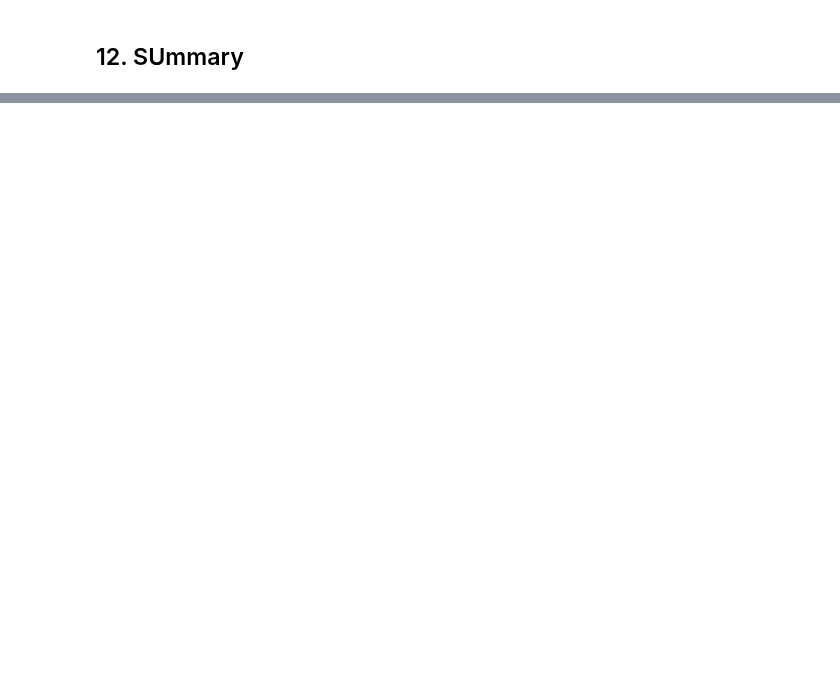
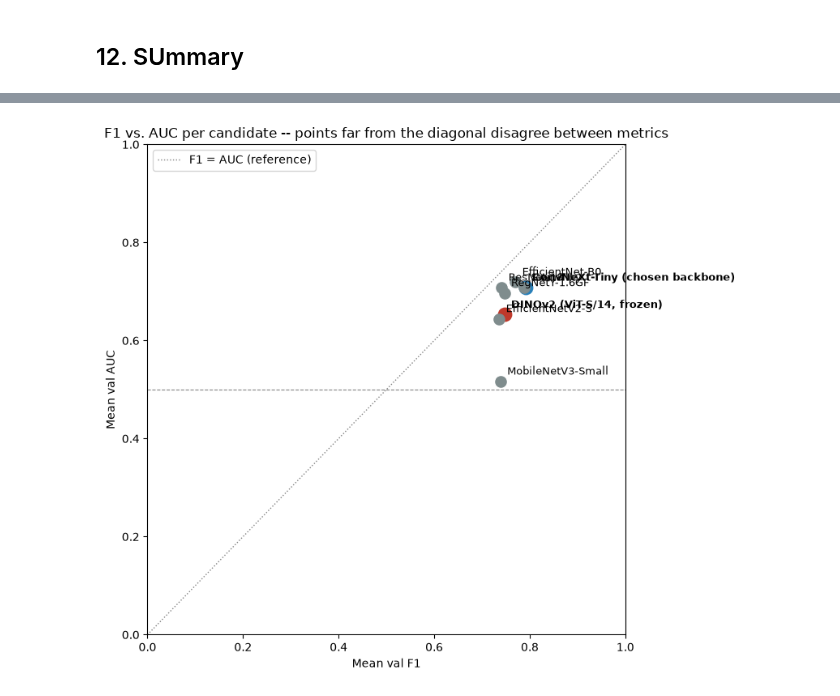
Before and after one commit to srijanani2073/multimodal-fruit-spoilage-detection, a Jupyter notebook: Code/07_backbone_benchmark.ipynb, the cells around one changed output, grey strips where cells are left out. Cells and saved outputs as stored; diff of their text form; code cells hidden in the pictures; blank space fills up the shorter version.

```diff
--- a/Code/07_backbone_benchmark.ipynb
+++ b/Code/07_backbone_benchmark.ipynb
@@ -1576,0 +1625,22 @@ print("Figures saved to:", BENCH_OUT)
+# %%
+plot_df_both = results_df.dropna(subset=["val_f1_mean", "val_auc_mean"]).copy()
+
+fig, ax = plt.subplots(figsize=(8, 7))
+for _, row in plot_df_both.iterrows():
+    highlight = row["key"] in ("dinov2", "convnext_tiny")
+    color = "#c0392b" if row["key"] == "dinov2" else "#2980b9" if row["key"] == "convnext_tiny" else "#7f8c8d"
+    ax.scatter([row["val_f1_mean"]], [row["val_auc_mean"]], s=140 if highlight else 90, color=color, zorder=3)
+    ax.annotate(row["candidate"], (row["val_f1_mean"], row["val_auc_mean"]),
+                textcoords="offset points", xytext=(6, 6), fontsize=9,
+                fontweight="bold" if highlight else "normal")
+ax.plot([0, 1], [0, 1], color="gray", linestyle=":", linewidth=1, label="F1 = AUC (reference)")
+ax.axhline(0.5, color="black", linestyle="--", linewidth=0.8, alpha=0.5)
+ax.set_xlabel("Mean val F1"); ax.set_ylabel("Mean val AUC")
+ax.set_xlim(0, 1); ax.set_ylim(0, 1)
+ax.set_title("F1 vs. AUC per candidate -- points far from the diagonal disagree between metrics")
+ax.legend()
+plt.tight_layout()
+plt.savefig(BENCH_OUT / "fig_f1_vs_auc.png", dpi=150)
+plt.show()
+# %% [output]
+[figure, added]
```
Also changed, not shown: parts of 11 cells of this notebook.
